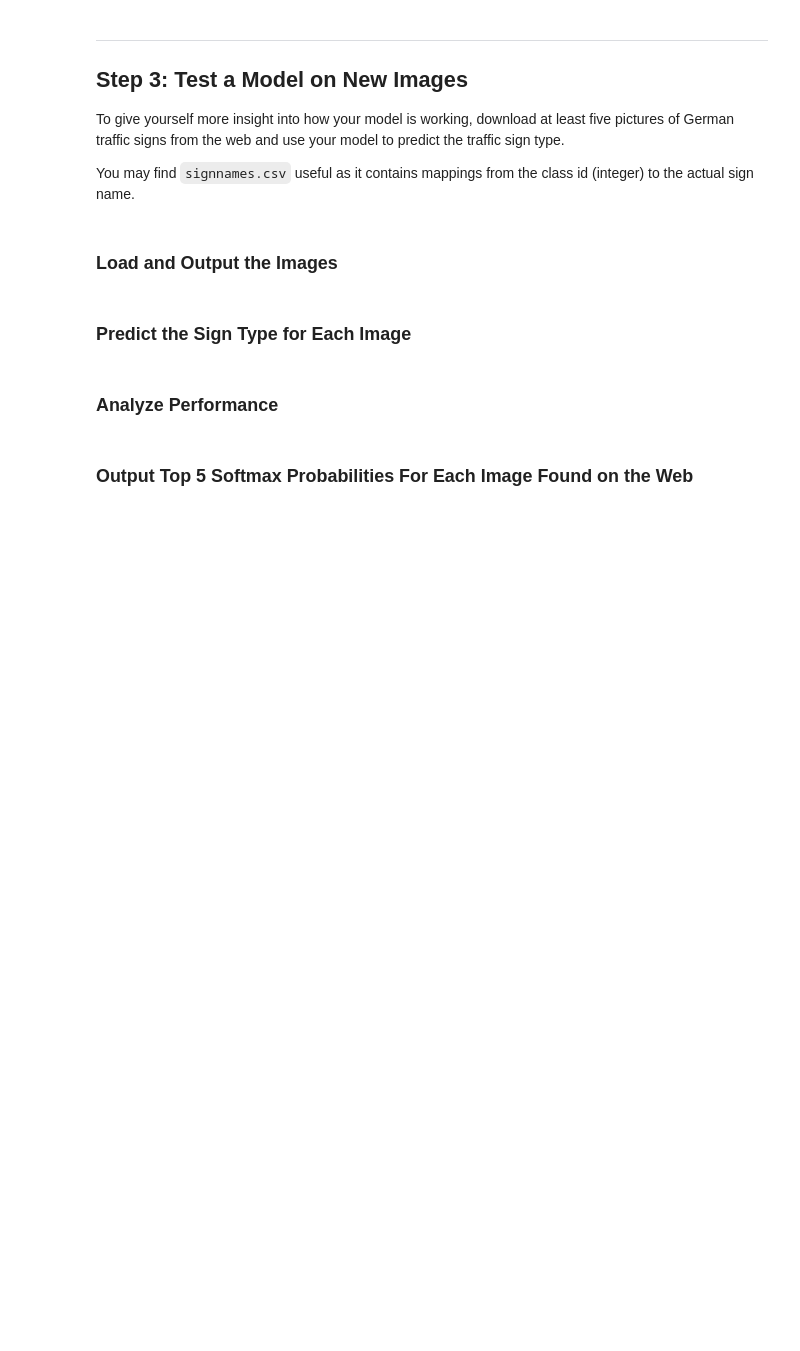
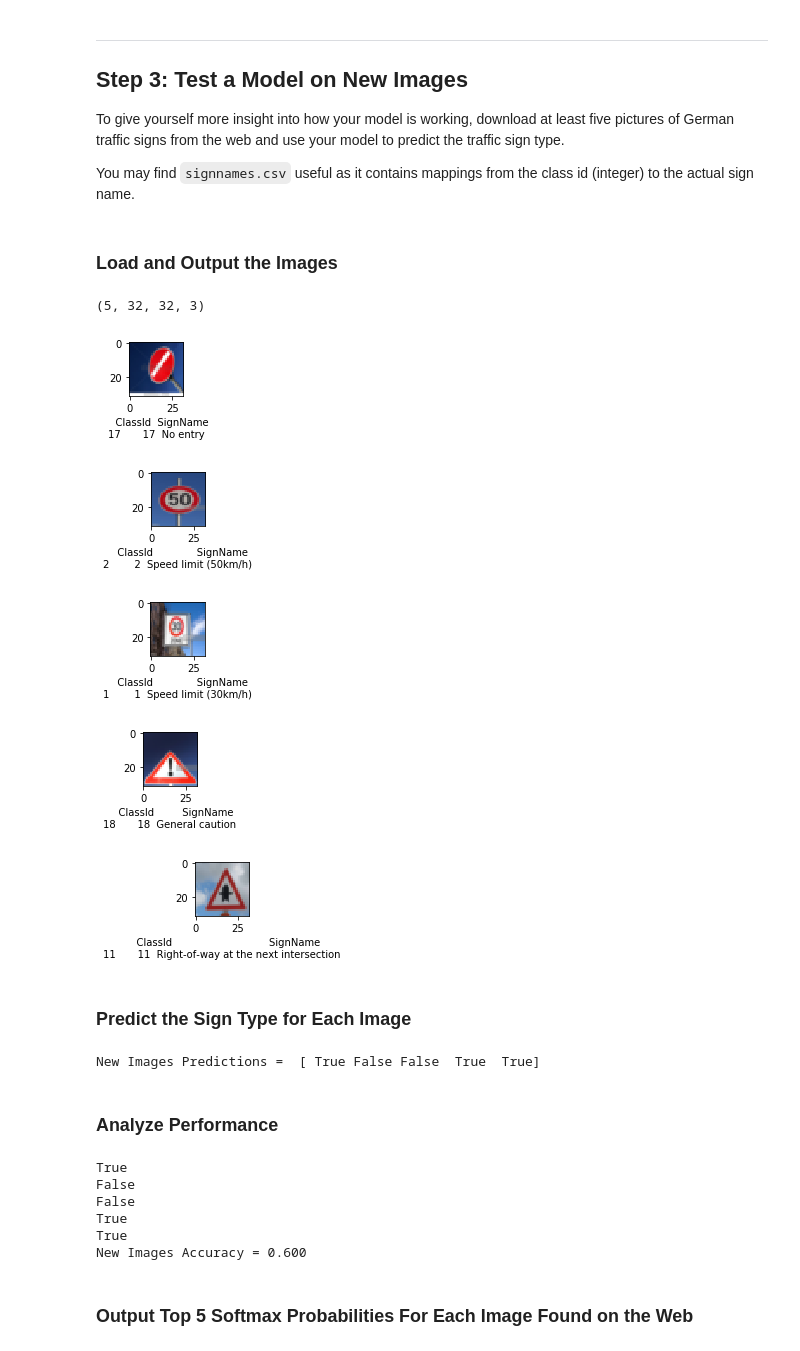
Before and after one commit to mathiasvkaiz/sdcnd-traffic-sign-classifier-p2, a Jupyter notebook: Traffic_Sign_Classifier.ipynb, the cells around one changed output. Cells and saved outputs as stored; diff of their text form; code cells hidden in the pictures; blank space fills up the shorter version.

```diff
--- a/Traffic_Sign_Classifier.ipynb
+++ b/Traffic_Sign_Classifier.ipynb
@@ -256,6 +275,9 @@ sets imply underfitting. A high accuracy on the training set but low accuracy on
 ### Feel free to use as many code cells as needed.
 
 output_directory = 'model'
+input_directory = 'images'
+model_name = 'trafficnet'
+
 x = tf.placeholder(tf.float32, (None, 32, 32, 3))
 y = tf.placeholder(tf.int32, (None))
 one_hot_y = tf.one_hot(y, n_classes)
@@ -335,2 +357,34 @@ You may find `signnames.csv` useful as it contains mappings from the class id (i
+# %%
+### Load the images and plot them here.
+### Feel free to use as many code cells as needed.
+from scipy import ndimage, misc
+import re
+
+images = []
+for root, dirnames, filenames in os.walk(input_directory):
+    for filename in filenames:
+        if re.search("\.(jpg)$", filename):
+            filepath = os.path.join(root, filename)
+            image = ndimage.imread(filepath, mode="RGB")
+            image_resized = misc.imresize(image, (32, 32))
+            images.append(image_resized)
+
+X_images = np.array(images)
+y_images = np.array([17, 2, 1, 18, 11])
+# %%
+print (X_images.shape)
+for n in range(len(X_images)):
+    image = X_images[n].squeeze()
+
+    plt.figure(figsize=(1,1))
+    plt.xlabel(signs.loc[signs['ClassId'] == y_images[n]])
+    plt.imshow(image)
+# %% [output]
+(5, 32, 32, 3)
+[figure, added]
+[figure, added]
+[figure, added]
+[figure, added]
+[figure, added]
 # %% [markdown]
 ### Predict the Sign Type for Each Image
@@ -338,11 +403,38 @@ You may find `signnames.csv` useful as it contains mappings from the class id (i
 ### Run the predictions here and use the model to output the prediction for each image.
 ### Make sure to pre-process the images with the same pre-processing pipeline used earlier.
 ### Feel free to use as many code cells as needed.
+n_images = len(X_images)
+X_images_norm = normalize(X_images, n_images)
+
+# test on new images
+with tf.Session() as sess:
+    new_saver = tf.train.import_meta_graph(output_directory + '/' + model_name + '.meta')
+    new_saver.restore(sess, tf.train.latest_checkpoint(output_directory))
+
+    prediction = predict(X_images_norm, y_images, n_images)
+    print("New Images Predictions = ", prediction)
+# %% [output]
+New Images Predictions =  [ True False False  True  True]
 # %% [markdown]
 ### Analyze Performance
 # %%
 ### Calculate the accuracy for these 5 new images.
 ### For example, if the model predicted 1 out of 5 signs correctly, it's 20% accurate on these new images.
+accuracy = 0
+for pred in prediction:
+    print(pred)
+    if pred == True:
+        accuracy += 1
+
+image_accuracy = accuracy / n_images
+print("New Images Accuracy = {:.3f}".format(image_accuracy))
+# %% [output]
+True
+False
+False
+True
+True
+New Images Accuracy = 0.600
 # %% [markdown]
 ### Output Top 5 Softmax Probabilities For Each Image Found on the Web
 # %% [markdown]
```
Also changed, not shown: parts of 12 cells of this notebook.
